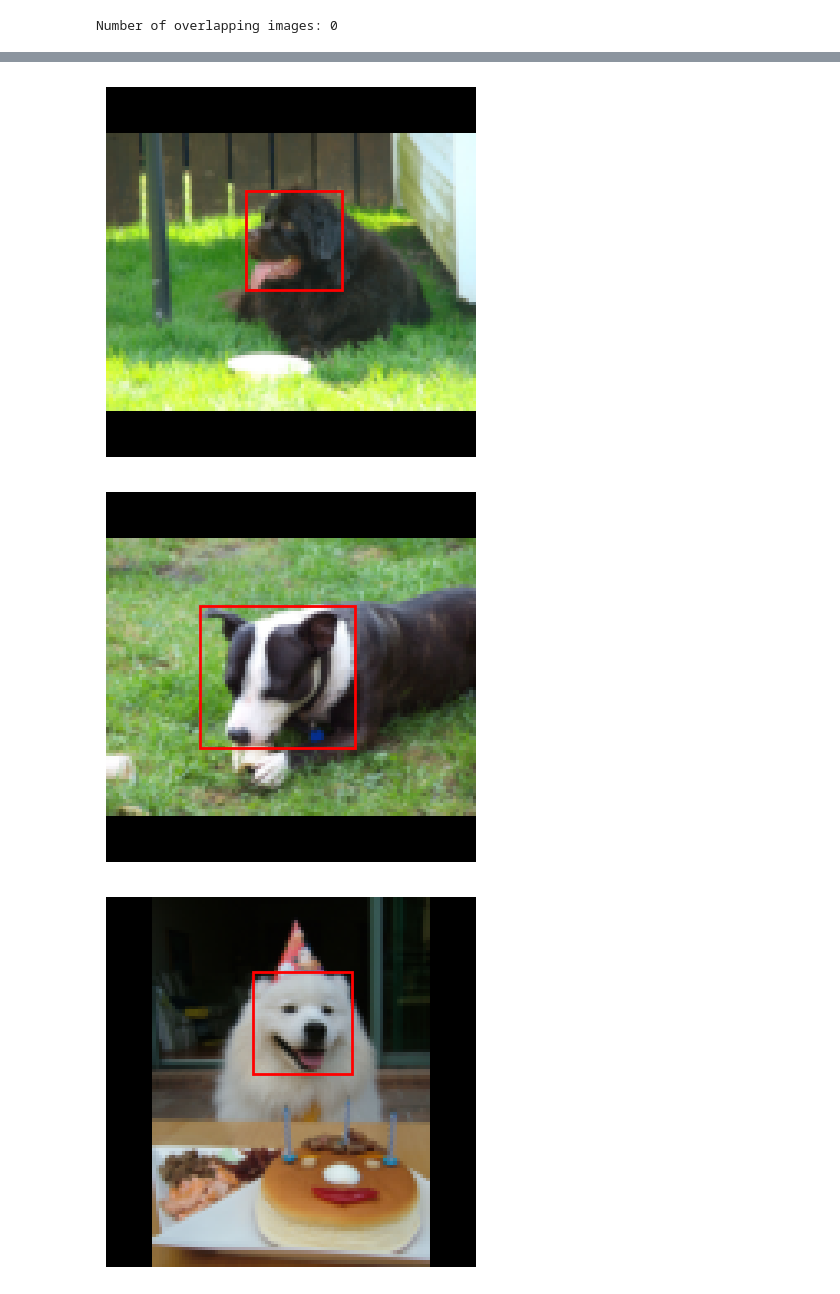
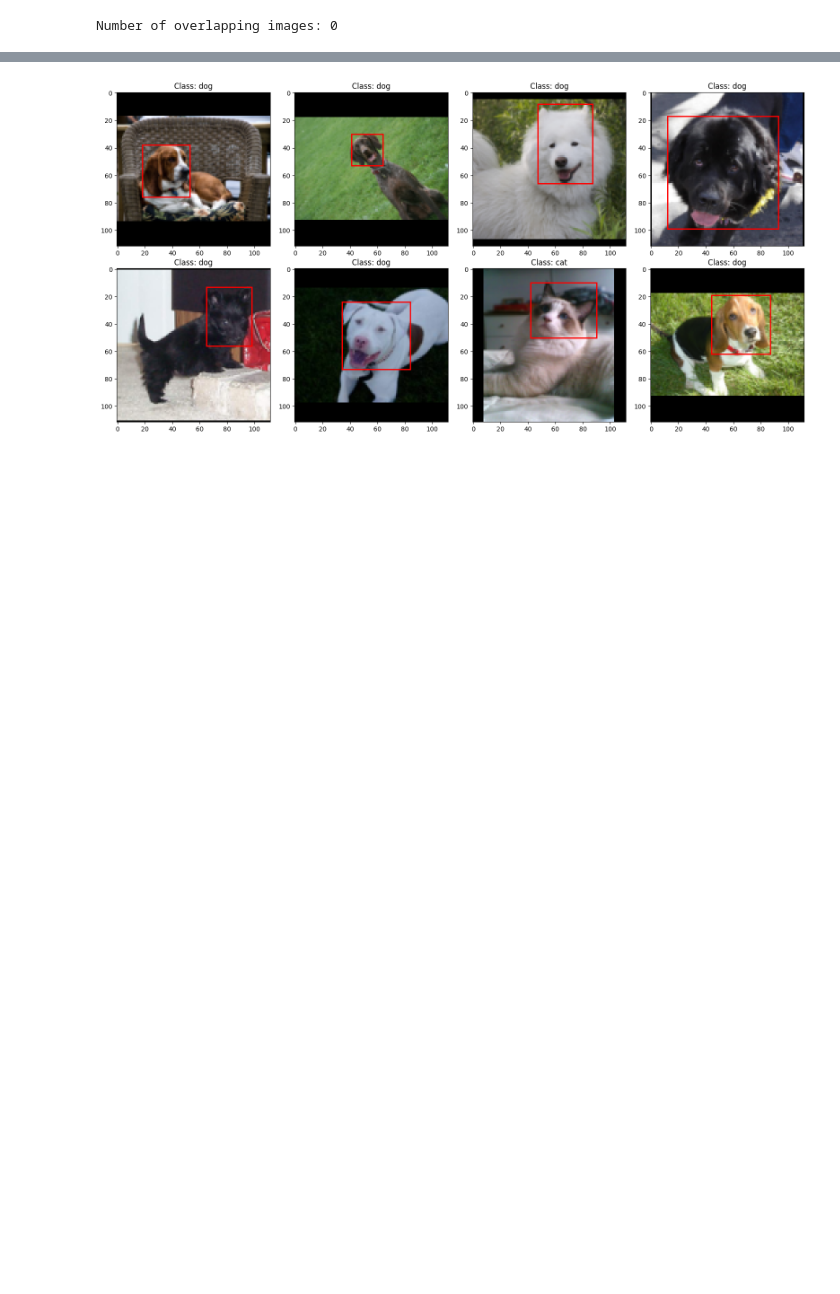
Before and after one commit to kianniek/UU_CV_Dog_Cat_object_detection, a Jupyter notebook: notebooks/CatDogCNN.ipynb, the cells around one changed output, grey strips where cells are left out. Drawn from its saved outputs; the diff is of its cells as text; code cells hidden in the pictures; blank space fills up the shorter version.

```diff
--- a/notebooks/CatDogCNN.ipynb
+++ b/notebooks/CatDogCNN.ipynb
@@ -160,23 +169,18 @@ for p in dataset_dir.rglob("*.csv"):
     df_check = pd.read_csv(p, nrows=0) # Only reads header
     print(f"File: {p.name} | Columns: {list(df_check.columns)}")
 # %%
-# 1. Find all XML files
+# Find all XML files
 xml_files = list(dataset_dir.rglob("*.xml"))
 print(f"Found {len(xml_files)} XML files.")
 
 data = []
 
-# 2. Loop through each file and extract info
-for xml_path in xml_files:
-    print(f"Processing: {xml_path}", end='')
-    print("\r", end="")
+for xml_path in tqdm(xml_files, desc="Processing XMLs"):
     tree = ET.parse(xml_path)
     root = tree.getroot()
 
-    # Get filename (sometimes stored inside the XML)
     file_name = root.find('filename').text
 
-    # Each XML can have multiple objects (bounding boxes)
     for obj in root.findall('object'):
         label = obj.find('name').text
         bbox = obj.find('bndbox')
@@ -190,13 +194,9 @@ for xml_path in xml_files:
             'ymax': int(bbox.find('ymax').text)
         })
 
-    # clear console line after processing each file
-    print("\033[F\033[K", end='')
-
-
-# 3. Create the DataFrame your original code was looking for
+# 3. Create the DataFrame
 df = pd.DataFrame(data)
-print("Loaded annotations shape:", df.shape)
+print(f"\nLoaded annotations shape: {df.shape}")
 print(df.head())
 # %% [output]
 Found 3686 XML files.
@@ -300,13 +285,21 @@ Is Cats_Test1040.png in the folder? False
 # %%
-import random
-proc_train_csv = Path("data/processed/train.csv")
-proc_df = pd.read_csv(proc_train_csv)
-for i in random.sample(range(len(proc_df)), min(8, len(proc_df))):
-    row = proc_df.iloc[i]
+# Setup sample data
+num_samples = min(8, len(proc_df))
+indices = random.sample(range(len(proc_df)), num_samples)
+
+# Create the figure and grid (2 rows, 4 columns)
+fig, axes = plt.subplots(2, 4, figsize=(16, 8))
+axes = axes.flatten()  # Flatten to easily loop with a single index
+
+for i, idx in enumerate(indices):
+    row = proc_df.iloc[idx]
     img_p = Path(row['image_path'])
     bbox = (int(row['xmin']), int(row['ymin']), int(row['xmax']), int(row['ymax']))
-    visualize_sample(img_p, bbox, show=True)
+    visualize_sample(img_p, bbox, ax=axes[i])
+    axes[i].set_title(f"Class: {row.get('label', 'N/A')}")
+
+# Clean up layout
+plt.tight_layout()
+plt.show()
 # %% [output]
-[figure, old version]
+[figure, new version]
-[figure, removed]
-[figure, removed]
```
Also changed, not shown: parts of 7 cells of this notebook, 1 other file.
